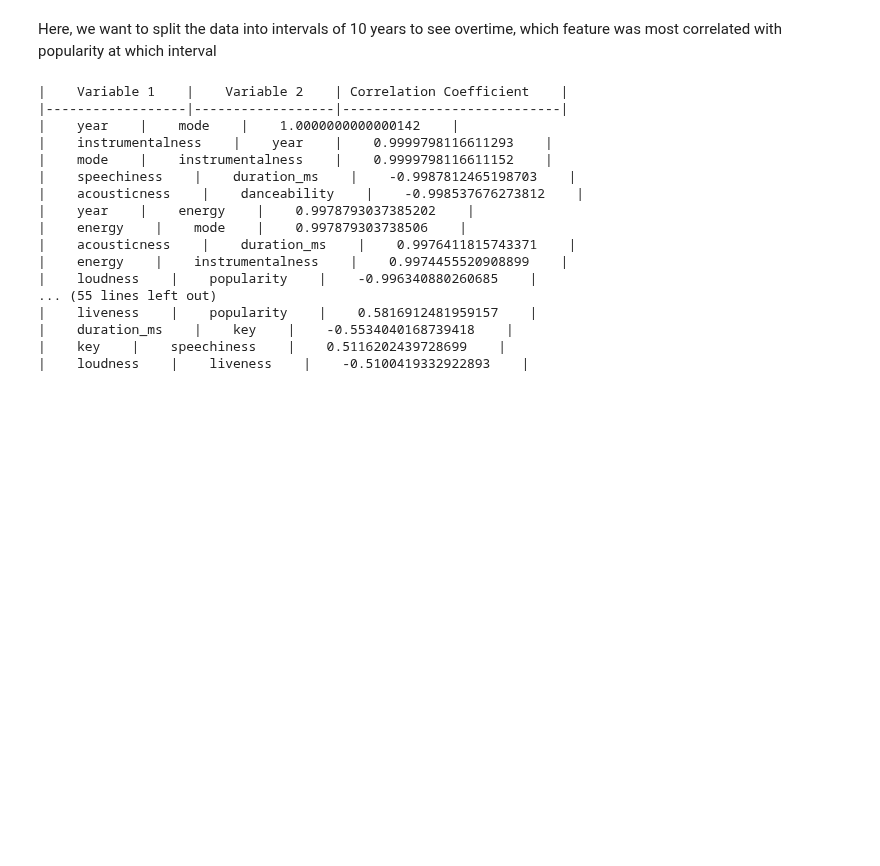
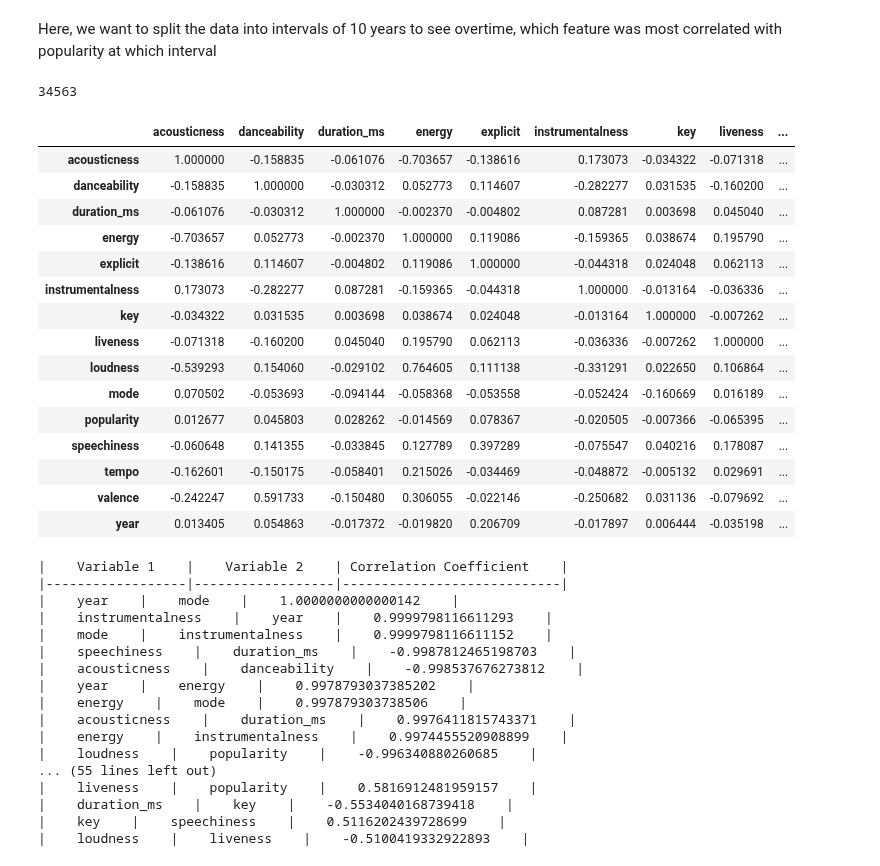
Before and after one commit to Manuela-AYO/DAProject2022, a Jupyter notebook: trials.ipynb, the cells around one changed output. Drawn from its saved outputs; the diff is of its cells as text; code cells hidden in the pictures; blank space fills up the shorter version.

Commit message:
search for features linearly correlated with popularity and year

```diff
--- a/trials.ipynb
+++ b/trials.ipynb
@@ -187,14 +321,33 @@ You should consider upgrading via the 'C:\Users\user\AppData\Local\Programs\Pyth
 # %% [markdown]
 Here, we want to split the data into intervals of 10 years to see overtime, which feature was most correlated with popularity at which interval
 # %%
-df_f_5_years = df[(X.between(1928, 1938)) & (df['popularity'] > 50)]
+df_f_5_years = df[(X.between(1978, 1998)) & (df['popularity'] < 50)]
+print(len(df_f_5_years))
 rq = df_f_5_years.corr()
 rq
 # rq['acousticness']
 # for k, v in rq:
 #     print(k, v)
 # rq = rq[(rq.iloc[:, 0:19] != 1)]['popularity']
 # rq.max()
+# %% [output]
+34563
+|  | acousticness | danceability | duration_ms | energy | explicit | instrumentalness | key | liveness | ... |
+| acousticness | 1.000000 | -0.158835 | -0.061076 | -0.703657 | -0.138616 | 0.173073 | -0.034322 | -0.071318 | ... |
+| danceability | -0.158835 | 1.000000 | -0.030312 | 0.052773 | 0.114607 | -0.282277 | 0.031535 | -0.160200 | ... |
+| duration_ms | -0.061076 | -0.030312 | 1.000000 | -0.002370 | -0.004802 | 0.087281 | 0.003698 | 0.045040 | ... |
+| energy | -0.703657 | 0.052773 | -0.002370 | 1.000000 | 0.119086 | -0.159365 | 0.038674 | 0.195790 | ... |
+| explicit | -0.138616 | 0.114607 | -0.004802 | 0.119086 | 1.000000 | -0.044318 | 0.024048 | 0.062113 | ... |
+| instrumentalness | 0.173073 | -0.282277 | 0.087281 | -0.159365 | -0.044318 | 1.000000 | -0.013164 | -0.036336 | ... |
+| key | -0.034322 | 0.031535 | 0.003698 | 0.038674 | 0.024048 | -0.013164 | 1.000000 | -0.007262 | ... |
+| liveness | -0.071318 | -0.160200 | 0.045040 | 0.195790 | 0.062113 | -0.036336 | -0.007262 | 1.000000 | ... |
+| loudness | -0.539293 | 0.154060 | -0.029102 | 0.764605 | 0.111138 | -0.331291 | 0.022650 | 0.106864 | ... |
+| mode | 0.070502 | -0.053693 | -0.094144 | -0.058368 | -0.053558 | -0.052424 | -0.160669 | 0.016189 | ... |
+| popularity | 0.012677 | 0.045803 | 0.028262 | -0.014569 | 0.078367 | -0.020505 | -0.007366 | -0.065395 | ... |
+| speechiness | -0.060648 | 0.141355 | -0.033845 | 0.127789 | 0.397289 | -0.075547 | 0.040216 | 0.178087 | ... |
+| tempo | -0.162601 | -0.150175 | -0.058401 | 0.215026 | -0.034469 | -0.048872 | -0.005132 | 0.029691 | ... |
+| valence | -0.242247 | 0.591733 | -0.150480 | 0.306055 | -0.022146 | -0.250682 | 0.031136 | -0.079692 | ... |
+| year | 0.013405 | 0.054863 | -0.017372 | -0.019820 | 0.206709 | -0.017897 | 0.006444 | -0.035198 | ... |
 # %%
 for index, value in s.sort_values(ascending=False).iteritems():
     print(index, value)
```
Also changed, not shown: parts of 16 cells of this notebook.
